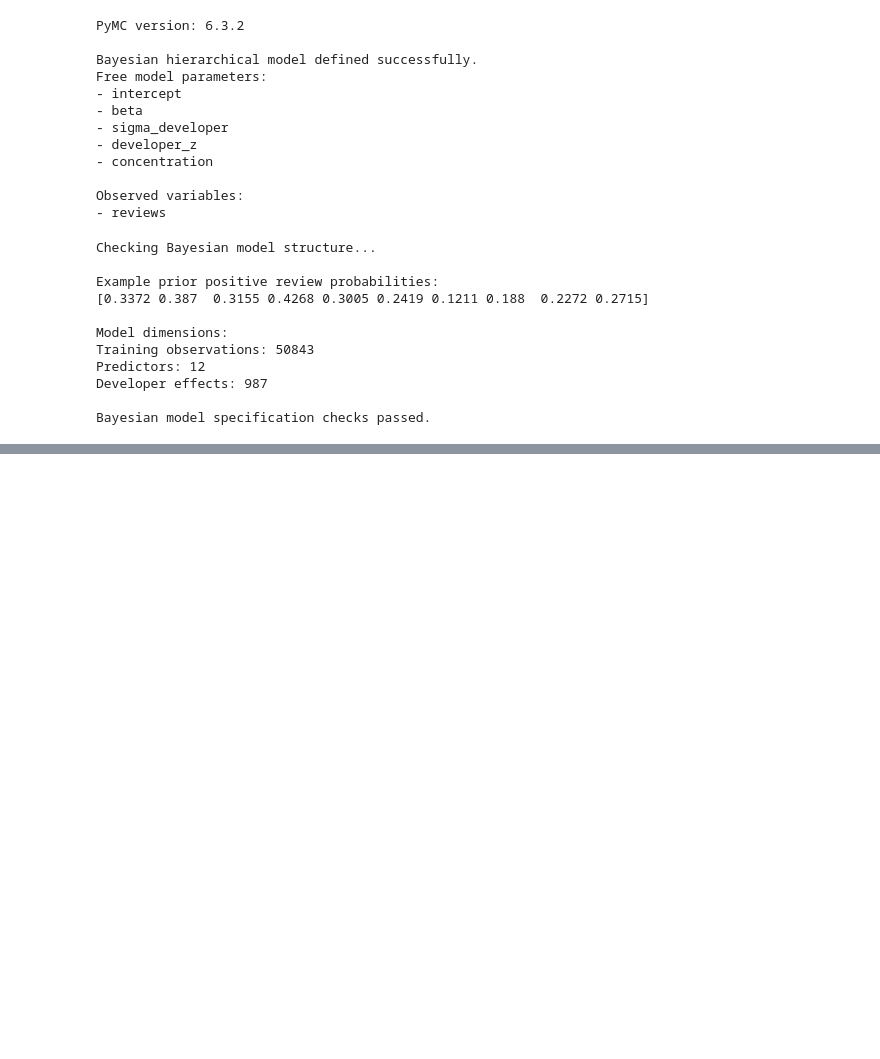
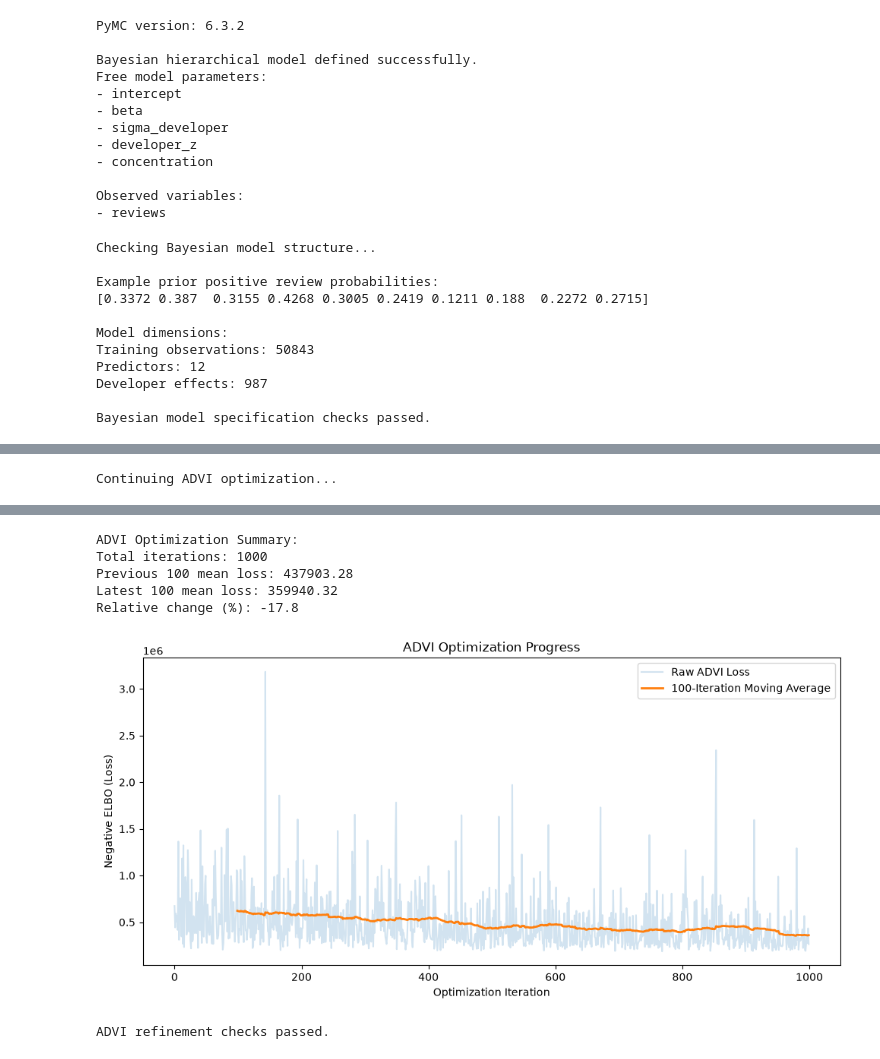
Before and after one commit to SinYang13/IS630, a Jupyter notebook: notebooks/03_aq2_modelling.ipynb, the cells around one changed output, grey strips where cells are left out. Cells and saved outputs as stored; diff of their text form; code cells hidden in the pictures; blank space fills up the shorter version.

```diff
--- a/notebooks/03_aq2_modelling.ipynb
+++ b/notebooks/03_aq2_modelling.ipynb
@@ -1291,0 +1610,67 @@ Bayesian model specification checks passed.
+# %%
+
+# Step 4: Continue ADVI optimization
+
+ADDITIONAL_ITERATIONS = 500
+
+print("Continuing ADVI optimization...")
+
+# Continue from the existing optimization state
+with bayes_model:
+    advi_inference.refine(
+        n=ADDITIONAL_ITERATIONS,
+        progressbar=True
+    )
+
+# Retrieve the complete optimization history
+advi_history = np.asarray(advi_inference.hist)
+
+# Compare recent optimization performance
+previous_mean = np.mean(advi_history[400:500])
+current_mean = np.mean(advi_history[-100:])
+
+relative_change = (
+    (current_mean - previous_mean)
+    / abs(previous_mean) * 100
+)
+
+print("\nADVI Optimization Summary:")
+print("Total iterations:", len(advi_history))
+print("Previous 100 mean loss:", round(previous_mean, 2))
+print("Latest 100 mean loss:", round(current_mean, 2))
+print("Relative change (%):", round(relative_change, 2))
+
+# Plot complete optimization history
+rolling_loss = pd.Series(
+    advi_history
+).rolling(window=100).mean()
+
+plt.figure(figsize=(10, 5))
+
+plt.plot(
+    advi_history,
+    alpha=0.2,
+    label="Raw ADVI Loss"
+)
+
+plt.plot(
+    rolling_loss,
+    linewidth=2,
+    label="100-Iteration Moving Average"
+)
+
+plt.xlabel("Optimization Iteration")
+plt.ylabel("Negative ELBO (Loss)")
+plt.title("ADVI Optimization Progress")
+
+plt.legend()
+plt.tight_layout()
+plt.show()
+
+# Validation
+assert len(advi_history) == 1000
+assert np.isfinite(advi_history).all()
+
+print("\nADVI refinement checks passed.")
+# %% [output]
+Continuing ADVI optimization...
@@ -1291,0 +1679,7 @@ Bayesian model specification checks passed.
+ADVI Optimization Summary:
+Total iterations: 1000
+Previous 100 mean loss: 437903.28
+Latest 100 mean loss: 359940.32
+Relative change (%): -17.8
+[figure, added]
+ADVI refinement checks passed.
```
Also changed, not shown: parts of 25 cells of this notebook.
